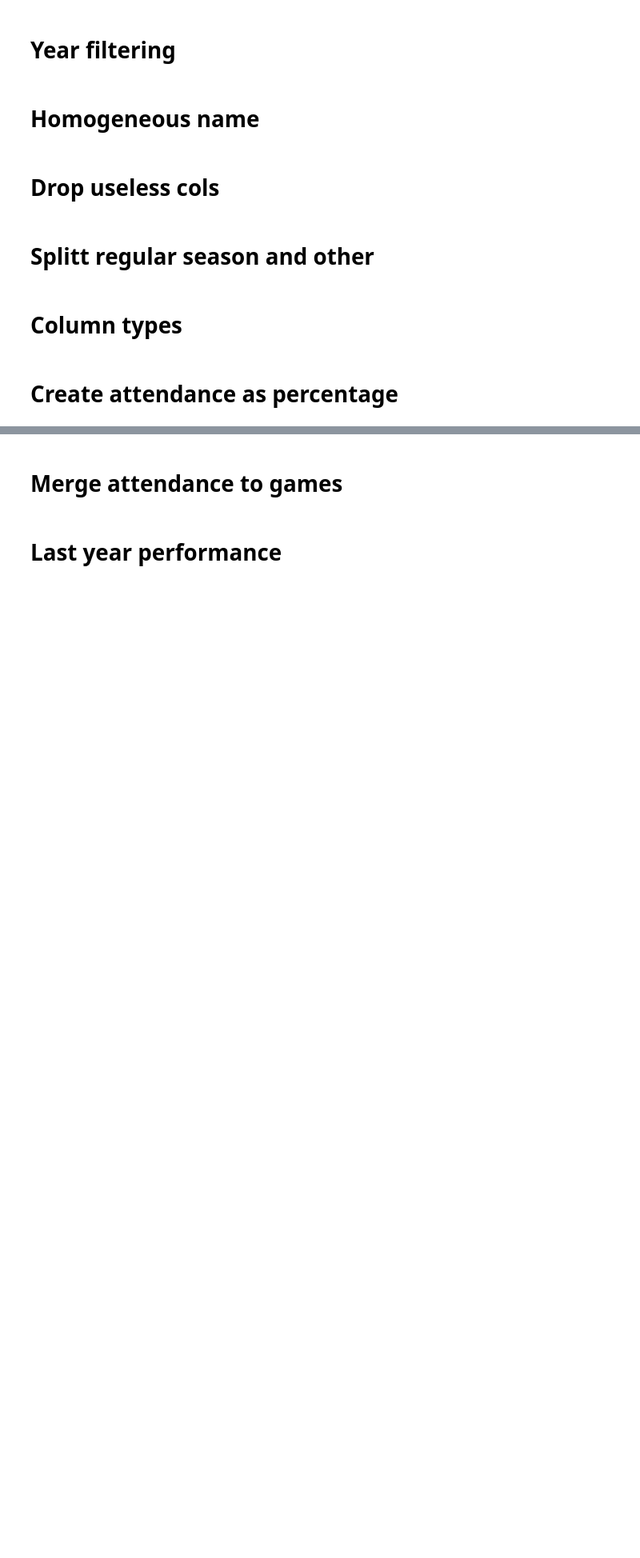
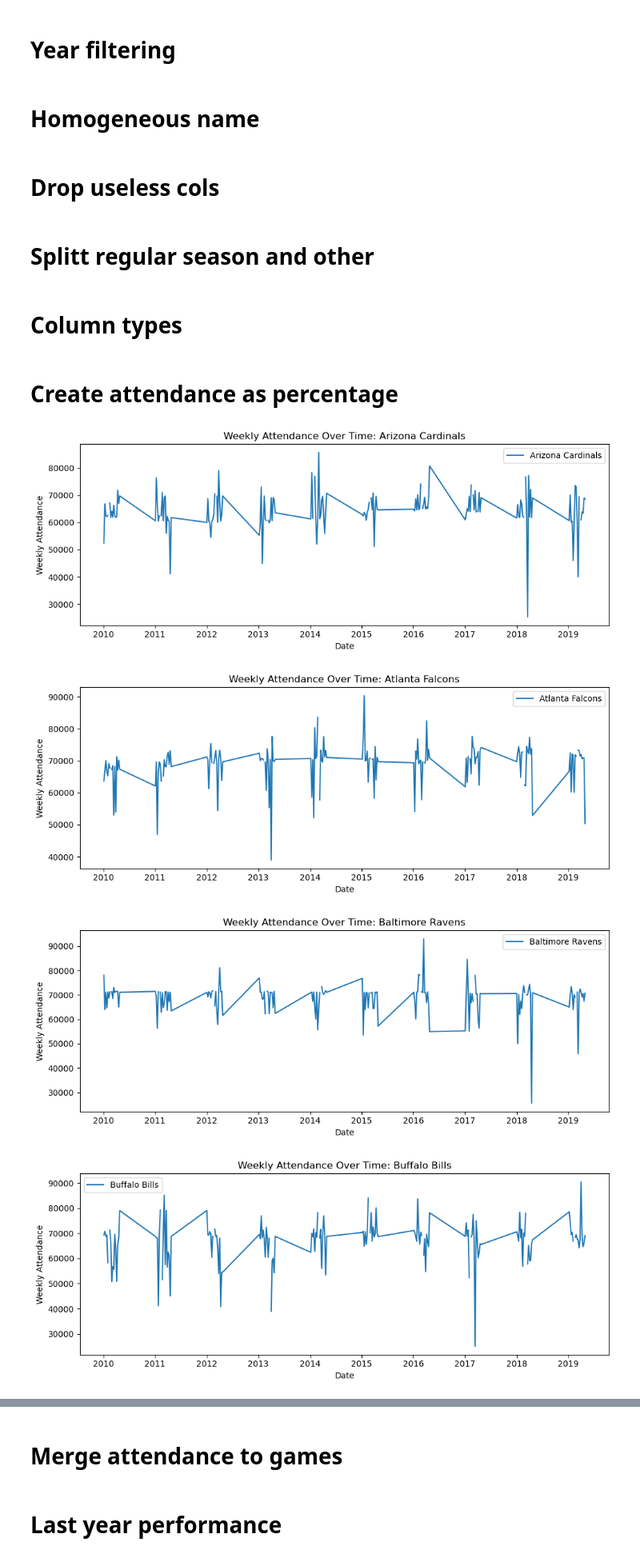
Before and after one commit to Qingwen-Zeng/Model-Based-Machine-Learning-Project, a Jupyter notebook: data_preparation/data_preparation.ipynb, the cells around one changed output, grey strips where cells are left out. Shown at 80% size. Saved outputs shown, nothing was run; the diff lists cells and outputs as text; code cells hidden in the pictures; blank space fills up the shorter version.

```diff
--- a/data_preparation/data_preparation.ipynb
+++ b/data_preparation/data_preparation.ipynb
@@ -19,7 +19,7 @@ standings_df = standings_df[(standings_df['year'] >= 2008) & (standings_df['year
 # Homogeneous name
 # %%
 attendance_df["team_full_name"] = attendance_df["team"] + " " + attendance_df["team_name"]
-attendance_df = attendance_df.drop(columns=["team", "team_name"])
+#attendance_df = attendance_df.drop(columns=["team", "team_name"])
 
 # Same on standings_df
 standings_df["team_full_name"] = standings_df["team"] + " " + standings_df["team_name"]
@@ -30,7 +30,7 @@ games_df = games_df.drop(columns=["home_team_name", "away_team_name"])
 # %% [markdown]
 # Drop useless cols
 # %%
-attendance_df = attendance_df.drop(columns=["total","home", "away"])[["year", "team_full_name", "week", "weekly_attendance"]]# Resort columns
+# attendance_df = attendance_df[["year", "team_full_name", "week", "weekly_attendance"]]# Resort columns
 # %% [markdown]
 # Splitt regular season and other
 # %%
@@ -61,4 +61,40 @@ special_games_df[["week", "home_team", "away_team", "home_team_city"]] = special
 # %% [markdown]
 # Create attendance as percentage
 # %%
-attendance_df["weekly_attendance_ratio"] = attendance_df.groupby(["team_full_name", "year"])["weekly_attendance"].transform(lambda x: x / x.max())
+# Maximum of all seasons
+attendance_df["weekly_attendance_ratio"] = attendance_df.groupby("team_full_name")["weekly_attendance"].transform(lambda x: x / x.max())
+
+# Maximum for each season since they moved  the stadium
+selected_teams_names = ["Chargers", "Rams"]
+attendance_df_subset = attendance_df[attendance_df["team_name"].isin(selected_teams_names)].copy()
+attendance_df_subset["weekly_attendance_ratio"] = attendance_df_subset.groupby(["team_full_name", "year"])["weekly_attendance"].transform(lambda x: x / x.max())
+
+# Merging
+attendance_df.loc[attendance_df_subset.index, "weekly_attendance_ratio"] = attendance_df_subset["weekly_attendance_ratio"]
+
+# Select relevant columns for attendance_df
+attendance_df = attendance_df[["year", "team_full_name", "week", "weekly_attendance"]]# Resort columns
+# %%
+import matplotlib.pyplot as plt
+
+teams_to_plot = attendance_df["team_full_name"].unique()
+
+for team in teams_to_plot:
+    team_data = attendance_df[attendance_df["team_full_name"] == team]
+    plt.figure(figsize=(10, 4))
+    plt.plot(
+        pd.to_datetime(team_data["year"].astype(str) + "-W" + team_data["week"].astype(str) + "-1", format="%Y-W%W-%w"),
+        team_data["weekly_attendance"],
+        label=team
+    )
+    plt.xlabel("Date")
+    plt.ylabel("Weekly Attendance")
+    plt.title(f"Weekly Attendance Over Time: {team}")
+    plt.legend()
+    plt.tight_layout()
+    plt.show()
+# %% [output]
+[figure, added]
+[figure, added]
+[figure, added]
+[figure, added]
```
Also changed, not shown: parts of 3 cells of this notebook, 2 other files.
